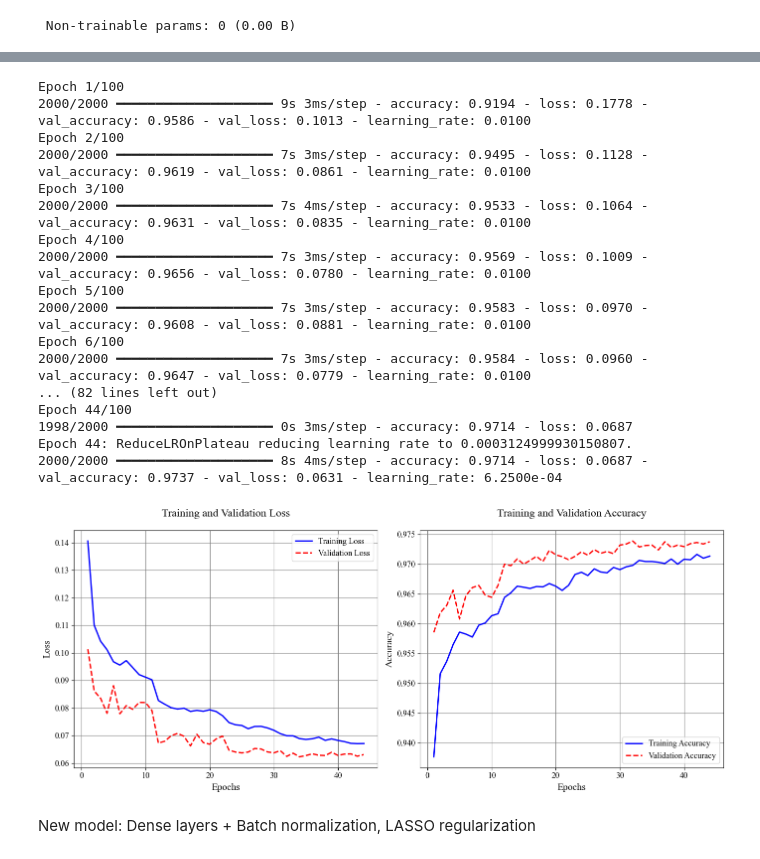
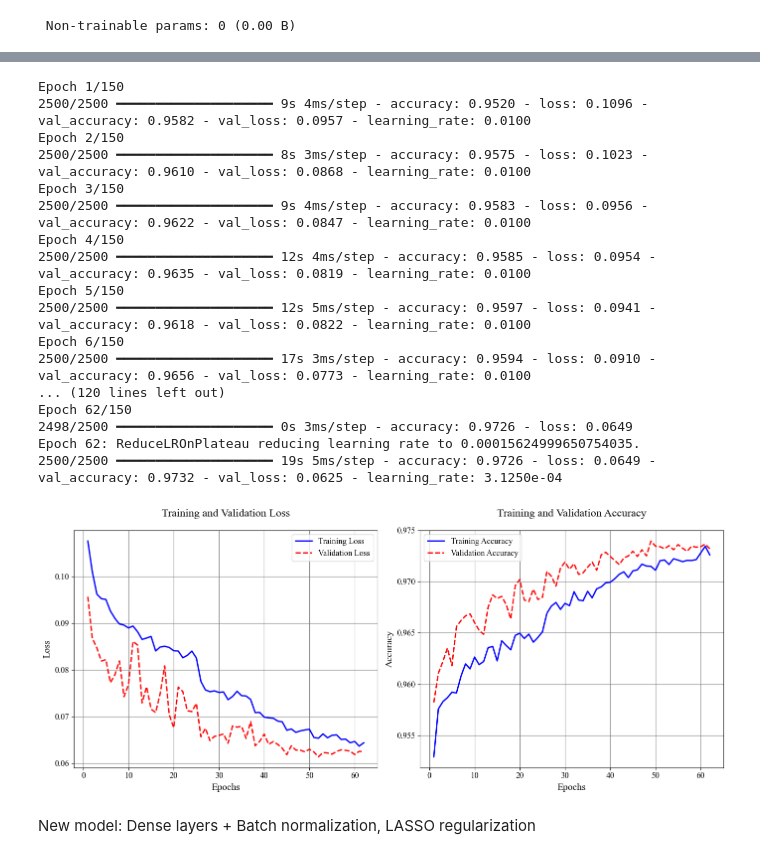
Before and after one commit to Richardforphys/AstroStatistics, a Jupyter notebook: Notebooks/Exam/LIGO/LIGO_NN.ipynb, the cells around one changed output, grey strips where cells are left out. Drawn from its saved outputs; the diff is of its cells as text; code cells hidden in the pictures.

```diff
--- a/Notebooks/Exam/LIGO/LIGO_NN.ipynb
+++ b/Notebooks/Exam/LIGO/LIGO_NN.ipynb
@@ -183,3 +164,14 @@ Let's try something else...
+# %%
+import tensorflow as tf
+
+class LRTLogger(tf.keras.callbacks.Callback):
+    def __init__(self):
+        super().__init__()
+        self.lrs = []
+
+    def on_epoch_end(self, epoch, logs=None):
+        lr = float(tf.keras.backend.get_value(self.model.optimizer.learning_rate))
+        self.lrs.append(lr)
 # %%
 model = Sequential([
     Input(shape=(13,)),
@@ -225,36 +219,37 @@ Model: "sequential"
 # %%
 from keras.callbacks import EarlyStopping, ReduceLROnPlateau
 
-early_stop = EarlyStopping(patience=10, restore_best_weights=True)
-reduce_lr = ReduceLROnPlateau(factor=0.5, patience=5, verbose=1)
+early_stop = tf.keras.callbacks.EarlyStopping(patience=10, restore_best_weights=True)
+reduce_lr = tf.keras.callbacks.ReduceLROnPlateau(factor=0.5, patience=5, verbose=1)
+lr_tracker = LRTLogger()
 # %%
-history = model.fit(
+history2 = model.fit(
     S_train, y_train,
-    epochs=100,
-    batch_size=32,
-    validation_split=0.2,
-    callbacks=[early_stop, reduce_lr]
+    validation_data=(S_test, y_test),
+    epochs=150,
+    callbacks=[early_stop, reduce_lr, lr_tracker],
+    verbose=1
 )
 # %% [output]
-Epoch 1/100
-2000/2000 ━━━━━━━━━━━━━━━━━━━━ 9s 3ms/step - accuracy: 0.9194 - loss: 0.1778 - val_accuracy: 0.9586 - val_loss: 0.1013 - learning_rate: 0.0100
-Epoch 2/100
-2000/2000 ━━━━━━━━━━━━━━━━━━━━ 7s 3ms/step - accuracy: 0.9495 - loss: 0.1128 - val_accuracy: 0.9619 - val_loss: 0.0861 - learning_rate: 0.0100
-Epoch 3/100
-2000/2000 ━━━━━━━━━━━━━━━━━━━━ 7s 4ms/step - accuracy: 0.9533 - loss: 0.1064 - val_accuracy: 0.9631 - val_loss: 0.0835 - learning_rate: 0.0100
-Epoch 4/100
-2000/2000 ━━━━━━━━━━━━━━━━━━━━ 7s 3ms/step - accuracy: 0.9569 - loss: 0.1009 - val_accuracy: 0.9656 - val_loss: 0.0780 - learning_rate: 0.0100
-Epoch 5/100
-2000/2000 ━━━━━━━━━━━━━━━━━━━━ 7s 3ms/step - accuracy: 0.9583 - loss: 0.0970 - val_accuracy: 0.9608 - val_loss: 0.0881 - learning_rate: 0.0100
-Epoch 6/100
-2000/2000 ━━━━━━━━━━━━━━━━━━━━ 7s 3ms/step - accuracy: 0.9584 - loss: 0.0960 - val_accuracy: 0.9647 - val_loss: 0.0779 - learning_rate: 0.0100
-... (82 lines left out)
-Epoch 44/100
-1998/2000 ━━━━━━━━━━━━━━━━━━━━ 0s 3ms/step - accuracy: 0.9714 - loss: 0.0687
-Epoch 44: ReduceLROnPlateau reducing learning rate to 0.0003124999930150807.
-2000/2000 ━━━━━━━━━━━━━━━━━━━━ 8s 4ms/step - accuracy: 0.9714 - loss: 0.0687 - val_accuracy: 0.9737 - val_loss: 0.0631 - learning_rate: 6.2500e-04
+Epoch 1/150
+2500/2500 ━━━━━━━━━━━━━━━━━━━━ 9s 4ms/step - accuracy: 0.9520 - loss: 0.1096 - val_accuracy: 0.9582 - val_loss: 0.0957 - learning_rate: 0.0100
+Epoch 2/150
+2500/2500 ━━━━━━━━━━━━━━━━━━━━ 8s 3ms/step - accuracy: 0.9575 - loss: 0.1023 - val_accuracy: 0.9610 - val_loss: 0.0868 - learning_rate: 0.0100
+Epoch 3/150
+2500/2500 ━━━━━━━━━━━━━━━━━━━━ 9s 4ms/step - accuracy: 0.9583 - loss: 0.0956 - val_accuracy: 0.9622 - val_loss: 0.0847 - learning_rate: 0.0100
+Epoch 4/150
+2500/2500 ━━━━━━━━━━━━━━━━━━━━ 12s 4ms/step - accuracy: 0.9585 - loss: 0.0954 - val_accuracy: 0.9635 - val_loss: 0.0819 - learning_rate: 0.0100
+Epoch 5/150
+2500/2500 ━━━━━━━━━━━━━━━━━━━━ 12s 5ms/step - accuracy: 0.9597 - loss: 0.0941 - val_accuracy: 0.9618 - val_loss: 0.0822 - learning_rate: 0.0100
+Epoch 6/150
+2500/2500 ━━━━━━━━━━━━━━━━━━━━ 17s 3ms/step - accuracy: 0.9594 - loss: 0.0910 - val_accuracy: 0.9656 - val_loss: 0.0773 - learning_rate: 0.0100
+... (120 lines left out)
+Epoch 62/150
+2498/2500 ━━━━━━━━━━━━━━━━━━━━ 0s 3ms/step - accuracy: 0.9726 - loss: 0.0649
+Epoch 62: ReduceLROnPlateau reducing learning rate to 0.00015624999650754035.
+2500/2500 ━━━━━━━━━━━━━━━━━━━━ 19s 5ms/step - accuracy: 0.9726 - loss: 0.0649 - val_accuracy: 0.9732 - val_loss: 0.0625 - learning_rate: 3.1250e-04
 # %%
-plot_results(history)
+plot_results(history2, 'model2')
 # %% [output]
-[figure, old version]
+[figure, new version]
 # %%
```
Also changed, not shown: parts of 16 cells of this notebook, 14 other files.
